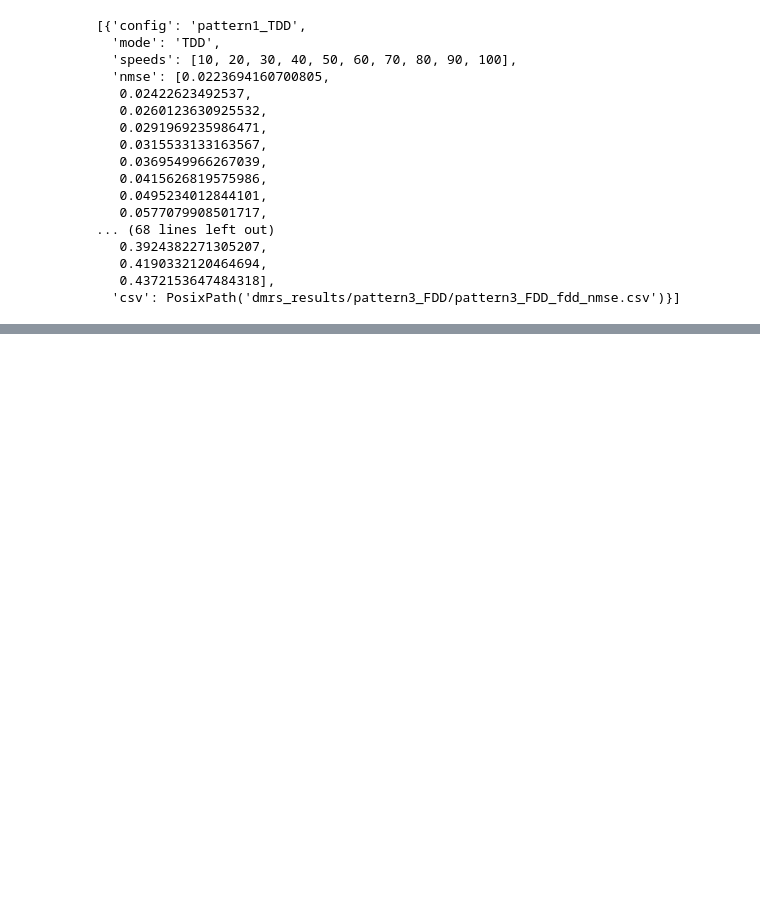
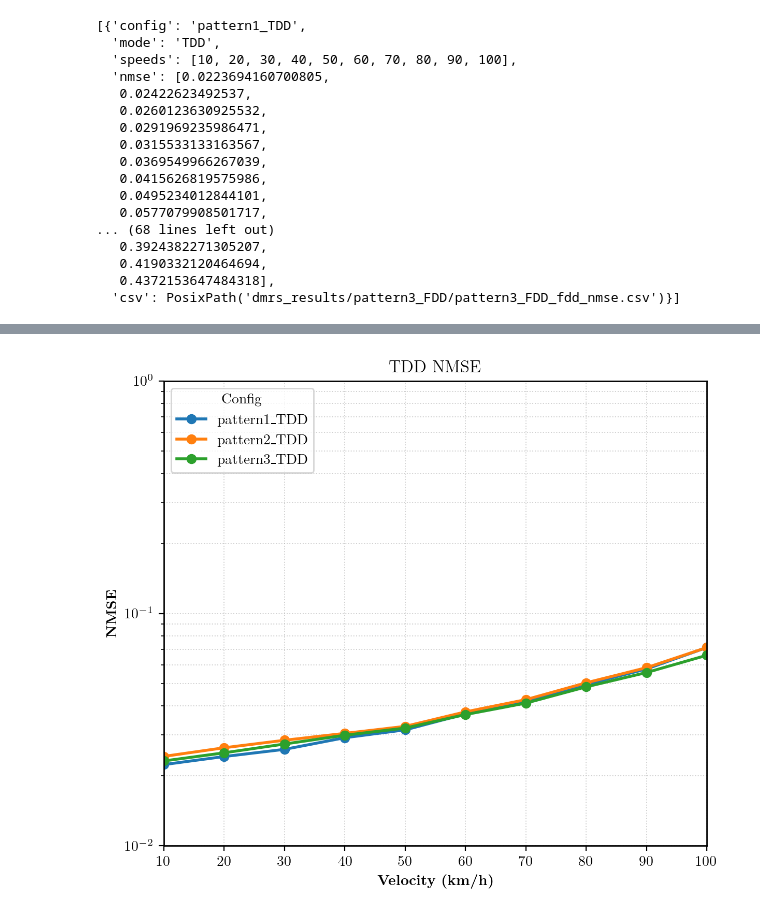
Before and after one commit to aladinD/MambaCSP, a Jupyter notebook: plots_dmrs.ipynb, the cells around one changed output, grey strips where cells are left out. Saved outputs shown, nothing was run; the diff lists cells and outputs as text; code cells hidden in the pictures; blank space fills up the shorter version.

```diff
--- a/plots_dmrs.ipynb
+++ b/plots_dmrs.ipynb
@@ -112,0 +182,40 @@ else:
+# %%
+def plot_metric(records, mode: str, metric: str, ylog: bool = False,
+                ylim=None, title=None, legend_title="Config"):
+    recs = [r for r in records if r.get("mode") == mode and metric in r.get("metrics", {})]
+    if not recs:
+        print(f"No {mode} records found for metric '{metric}'.")
+        return
+
+    plt.figure(figsize=(6.2, 5.4), dpi=200)
+    ax = plt.gca()
+
+    if ylog:
+        ax.set_yscale("log")
+
+    for r in recs:
+        y = r["metrics"][metric]
+        x = np.array(r["speeds"])
+        ax.plot(x, y, marker="o", linewidth=2.0, markersize=6, label=r["config"])
+
+    ax.set_xlabel(r"\textbf{Velocity (km/h)}")
+    ax.set_ylabel(rf"\textbf{{{metric.upper()}}}")
+    ax.set_xlim(10, 100)
+    ax.set_xticks(list(velocities))
+
+    if ylim is not None:
+        ax.set_ylim(*ylim)
+
+    ax.grid(True, which="both", linestyle=":", linewidth=0.7, alpha=0.6)
+    ax.legend(loc="upper left", frameon=True, title=legend_title)
+
+    if title:
+        ax.set_title(title)
+
+    plt.tight_layout()
+    plt.show()
+# %%
+# NMSE (TDD)
+plot_metric(records, mode="TDD", metric="nmse", ylog=True, ylim=(1e-2, 1), title="TDD NMSE")
+# %% [output]
+[figure, added]
```
Also changed, not shown: parts of 9 cells of this notebook.
